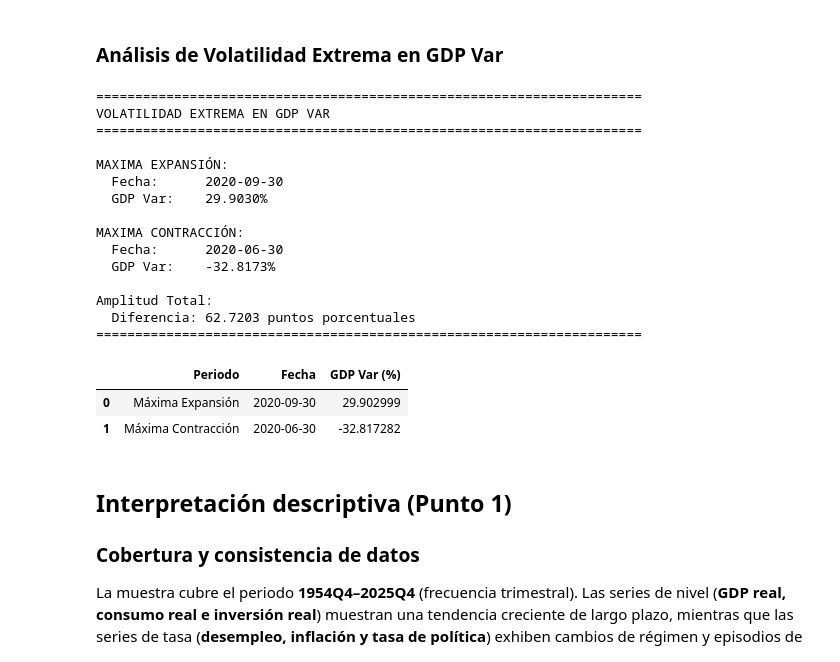
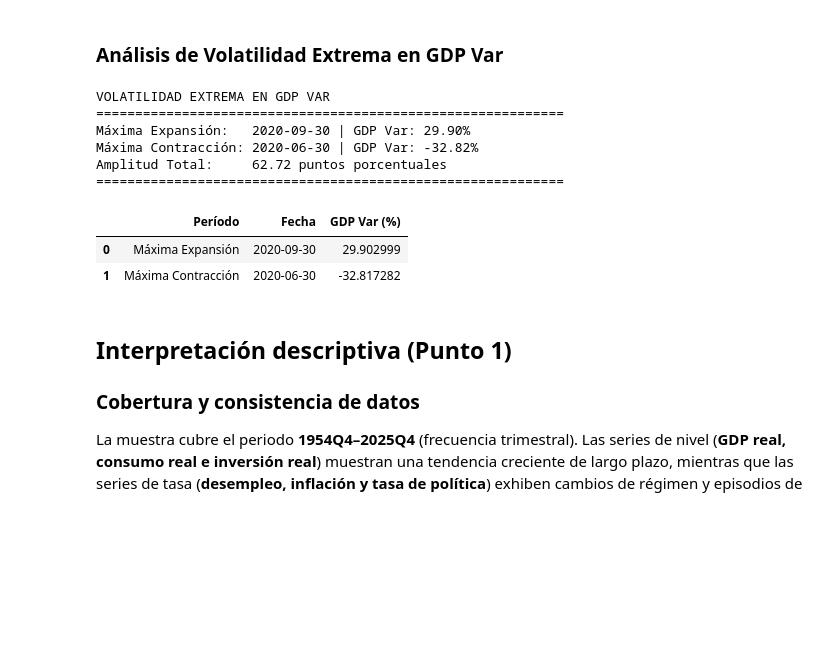
Before and after one commit to Tupxz/ciclos_economicos, a Jupyter notebook: notebooks/Taller_1.ipynb, the cells around one changed output. Cells and saved outputs as stored; diff of their text form; code cells hidden in the pictures; blank space fills up the shorter version.

```diff
--- a/notebooks/Taller_1.ipynb
+++ b/notebooks/Taller_1.ipynb
@@ -287,54 +246,39 @@ First 10 quarters:
 # %% [markdown]
 ### Análisis de Volatilidad Extrema en GDP Var
 # %%
-# Encuentra el período de máxima y mínima varianza en GDP Var
-max_var_idx = df['GDP Var'].idxmax()
-min_var_idx = df['GDP Var'].idxmin()
+# Find periods of maximum and minimum GDP Var
+max_idx = df['GDP Var'].idxmax()
+min_idx = df['GDP Var'].idxmin()
 
-max_var_value = df.loc[max_var_idx, 'GDP Var']
-min_var_value = df.loc[min_var_idx, 'GDP Var']
+max_val = df.loc[max_idx, 'GDP Var']
+min_val = df.loc[min_idx, 'GDP Var']
+max_date = df.loc[max_idx, 'date']
+min_date = df.loc[min_idx, 'date']
 
-max_var_date = df.loc[max_var_idx, 'date']
-min_var_date = df.loc[min_var_idx, 'date']
-
-print("=" * 70)
-print("VOLATILIDAD EXTREMA EN GDP VAR")
-print("=" * 70)
-print(f"\nMAXIMA EXPANSIÓN:")
-print(f"  Fecha:      {max_var_date.strftime('%Y-%m-%d')}")
-print(f"  GDP Var:    {max_var_value:.4f}%")
-print(f"\nMAXIMA CONTRACCIÓN:")
-print(f"  Fecha:      {min_var_date.strftime('%Y-%m-%d')}")
-print(f"  GDP Var:    {min_var_value:.4f}%")
-print(f"\nAmplitud Total:")
-print(f"  Diferencia: {max_var_value - min_var_value:.4f} puntos porcentuales")
-print("=" * 70)
-
-# Crear tabla resumen
-volatility_extreme = pd.DataFrame({
-    'Periodo': ['Máxima Expansión', 'Máxima Contracción'],
-    'Fecha': [max_var_date.strftime('%Y-%m-%d'), min_var_date.strftime('%Y-%m-%d')],
-    'GDP Var (%)': [max_var_value, min_var_value]
+# Create summary table
+extremes = pd.DataFrame({
+    'Período': ['Máxima Expansión', 'Máxima Contracción'],
+    'Fecha': [max_date.strftime('%Y-%m-%d'), min_date.strftime('%Y-%m-%d')],
+    'GDP Var (%)': [max_val, min_val]
 })
 
-display(volatility_extreme)
+print("VOLATILIDAD EXTREMA EN GDP VAR")
+print("=" * 60)
+print(f"Máxima Expansión:   {max_date.strftime('%Y-%m-%d')} | GDP Var: {max_val:.2f}%")
+print(f"Máxima Contracción: {min_date.strftime('%Y-%m-%d')} | GDP Var: {min_val:.2f}%")
+print(f"Amplitud Total:     {max_val - min_val:.2f} puntos porcentuales")
+print("=" * 60)
+print()
+
+display(extremes)
 # %% [output]
-======================================================================
 VOLATILIDAD EXTREMA EN GDP VAR
-======================================================================
-
-MAXIMA EXPANSIÓN:
-  Fecha:      2020-09-30
-  GDP Var:    29.9030%
-
-MAXIMA CONTRACCIÓN:
-  Fecha:      2020-06-30
-  GDP Var:    -32.8173%
-
-Amplitud Total:
-  Diferencia: 62.7203 puntos porcentuales
-======================================================================
+============================================================
+Máxima Expansión:   2020-09-30 | GDP Var: 29.90%
+Máxima Contracción: 2020-06-30 | GDP Var: -32.82%
+Amplitud Total:     62.72 puntos porcentuales
+============================================================
-|  | Periodo | Fecha | GDP Var (%) |
+|  | Período | Fecha | GDP Var (%) |
 | 0 | Máxima Expansión | 2020-09-30 | 29.902999 |
 | 1 | Máxima Contracción | 2020-06-30 | -32.817282 |
 # %% [markdown]
```
Also changed, not shown: parts of 7 cells of this notebook, 10 other files.
